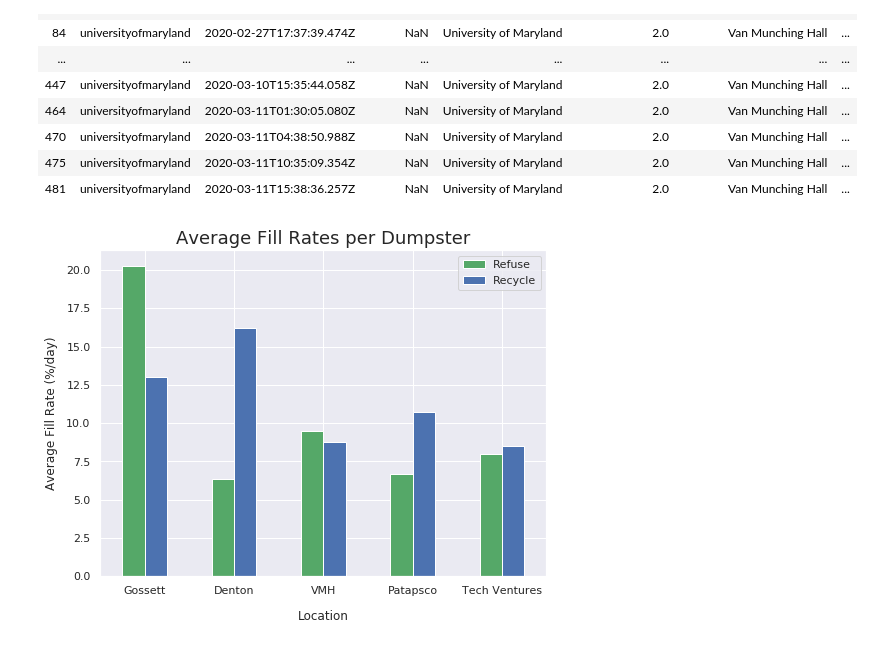
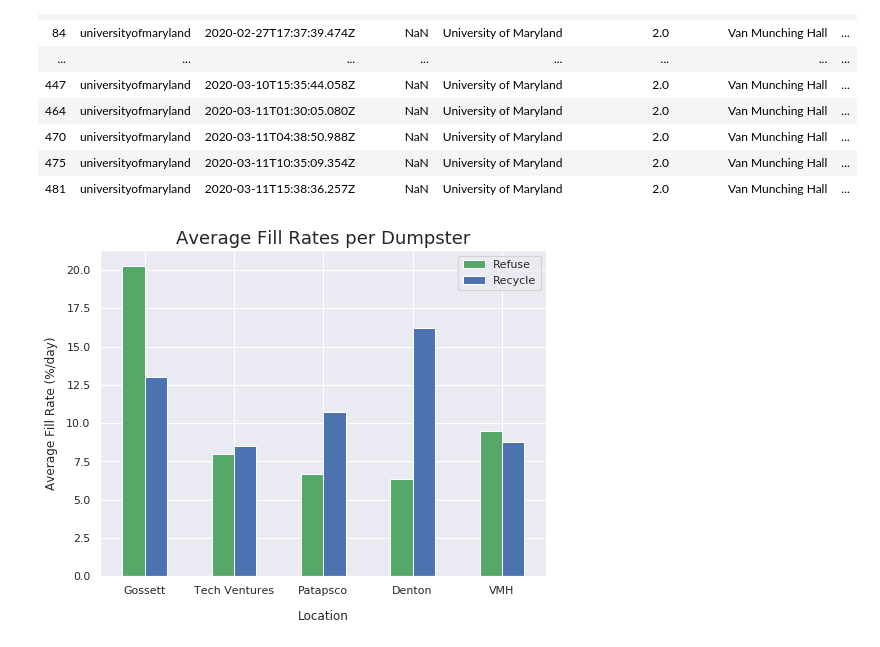
Before and after one commit to amodmathur/bmgt438a-project, a Jupyter notebook: analysis.ipynb, the cells around one changed output. Drawn from its saved outputs; the diff is of its cells as text; code cells hidden in the pictures.

Commit message:
graph fix

```diff
--- a/analysis.ipynb
+++ b/analysis.ipynb
@@ -72,15 +72,18 @@ vmh_pickups
 | 481 | universityofmaryland | 2020-03-11T15:38:36.257Z | NaN | University of Maryland | 2.0 | Van Munching Hall | ... |
 # %%
 # Graph of average fill rates (from dumpster_fill_rates.csv)
-trash_rates = [20.29, 6.35, 9.51, 6.71, 7.96]
-recycle_rates = [13.04, 16.19, 8.78, 10.75, 8.5]
-locations = ['Gossett', 'Denton', 'VMH', 'Patapsco', 'Tech Ventures']
+trash_rates = [9.51, 6.35, 6.71, 7.96, 20.29]
+trash_rates = [20.29, 7.96, 6.71, 6.35, 9.51]
+recycle_rates = [8.78, 16.19, 10.75, 8.5, 13.04]
+recycle_rates = [13.04, 8.5, 10.75, 16.19, 8.78]
+locations = ['VMH', 'Denton', 'Patapsco', 'Tech Ventures', 'Gossett']
+locations = ["Gossett", "Tech Ventures", "Patapsco", "Denton", "VMH"]
 
 fill_rate_df = pd.DataFrame({'Refuse': trash_rates, 'Recycle': recycle_rates}, index=locations)
 
 bar_graph = fill_rate_df.plot.bar(rot=0, figsize=(8,6), color=['g', 'b'])
 bar_graph.set_xlabel("Location", labelpad=14)
 bar_graph.set_ylabel("Average Fill Rate (%/day)", labelpad=8)
 bar_graph.set_title("Average Fill Rates per Dumpster", size=18);
 # %% [output]
-[figure, old version]
+[figure, new version]
```
